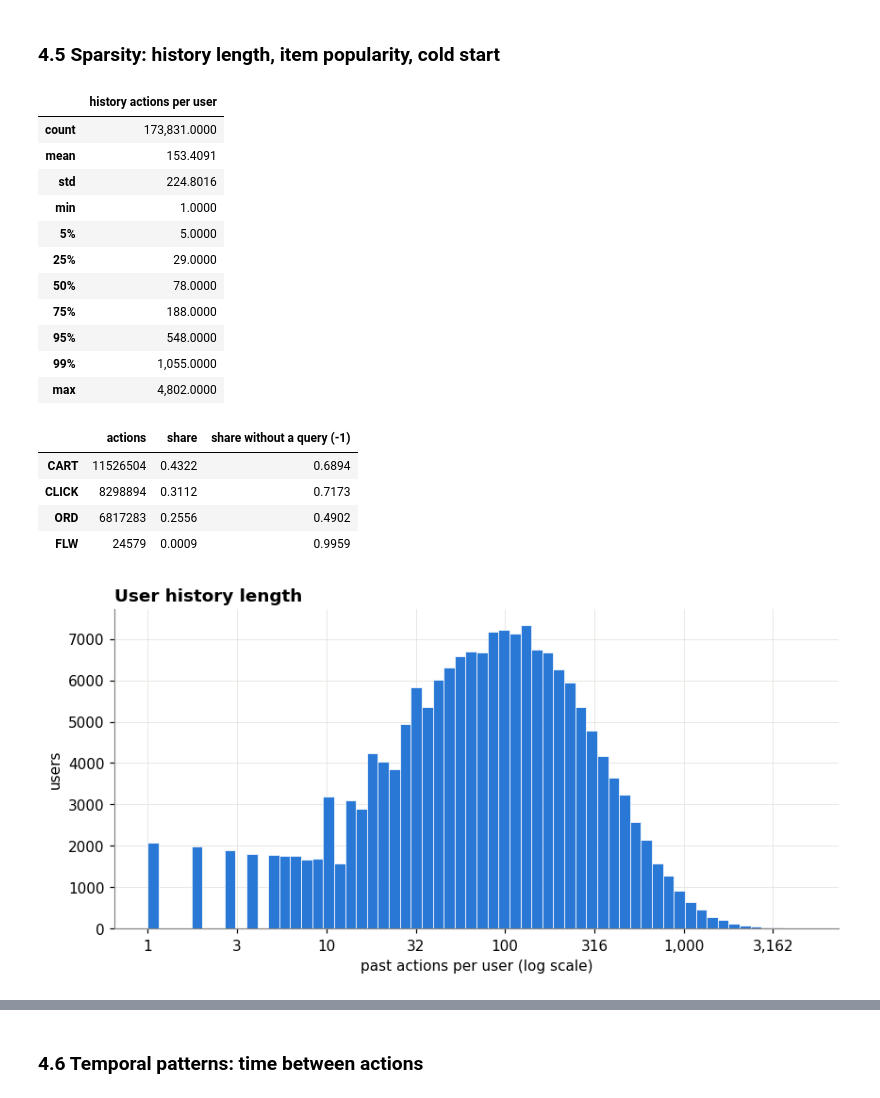
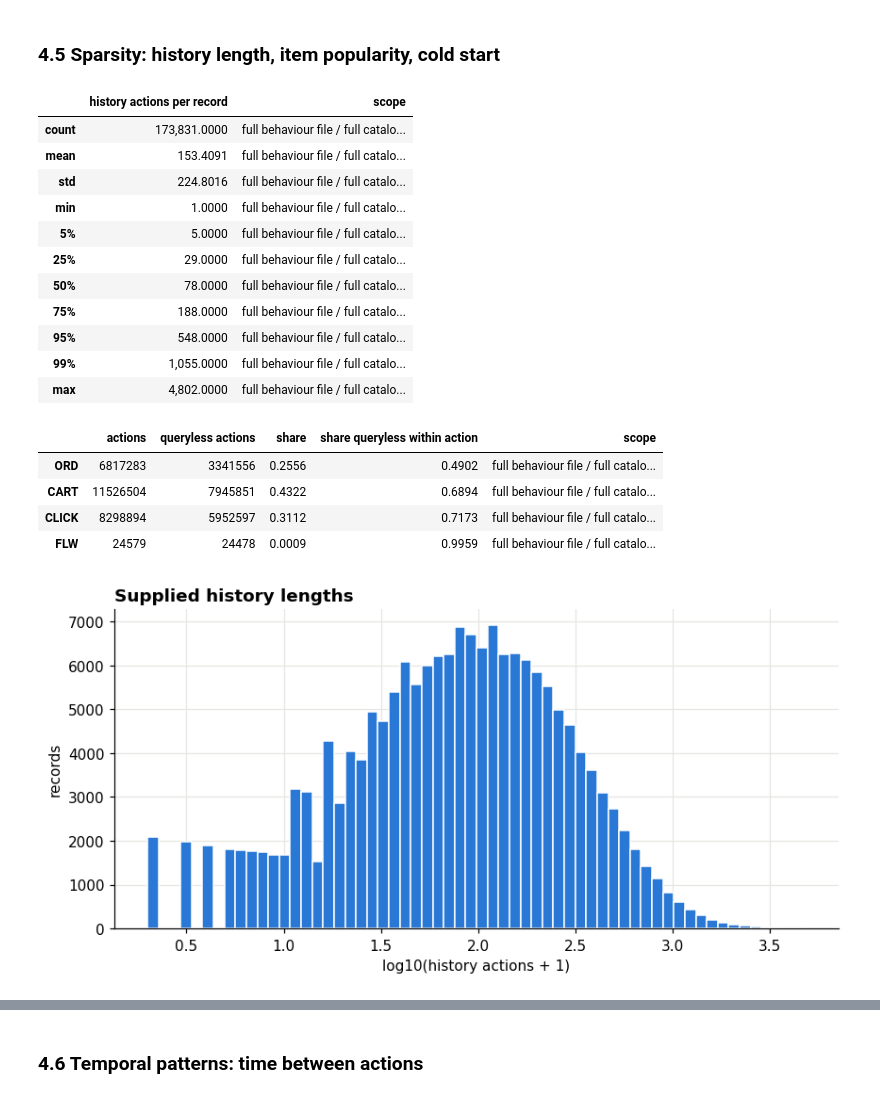
Before and after one commit to liamkunert/BT4222-group17-jdsearch, a Jupyter notebook: notebooks/02_interim_report.ipynb, the cells around one changed output, grey strips where cells are left out. Cells and saved outputs as stored; diff of their text form; code cells hidden in the pictures.

```diff
--- a/notebooks/02_interim_report.ipynb
+++ b/notebooks/02_interim_report.ipynb
@@ -38,38 +35,32 @@ All statistics use the **full** dataset unless a cell says otherwise. Figures ar
 ## 2. Setup
 # %%
 from pathlib import Path
+import sys
 
 try:
     from google.colab import drive
-
     IN_COLAB = True
 except ImportError:
     IN_COLAB = False
 
+REPO_ROOT = next((p.resolve() for p in [Path.cwd(), *Path.cwd().parents]
+                  if (p / "scripts/interim_eda.py").is_file()), None)
+if REPO_ROOT is None:
+    raise FileNotFoundError("Open/clone the repository checkout containing scripts/interim_eda.py first.")
 if IN_COLAB:
     drive.mount("/content/drive")
     DATA_DIR = Path("/content/drive/MyDrive/BT4222 Group Project/data")
 else:
-    local_candidates = [Path("../data"), Path("data")]
-    DATA_DIR = next(
-        (path.resolve() for path in local_candidates if path.is_dir()),
-        Path("../data").resolve(),
-    )
-
+    DATA_DIR = REPO_ROOT / "data"
 USER_BEHAVIOR_PATH = DATA_DIR / "user_behavior_data.txt"
 PRODUCT_META_PATH = DATA_DIR / "product_meta_data.txt"
+assert USER_BEHAVIOR_PATH.is_file() and PRODUCT_META_PATH.is_file()
 PROCESSED_DIR = DATA_DIR / "processed"
-REPORT_DIR = DATA_DIR.parent / "reports" / "interim"
-FIG_DIR = REPORT_DIR / "figures"
-TABLE_DIR = REPORT_DIR / "tables"
+REPORT_DIR = REPO_ROOT / "outputs/interim"
+FIG_DIR, TABLE_DIR = REPORT_DIR / "figures", REPORT_DIR / "tables"
 for path in [PROCESSED_DIR, FIG_DIR, TABLE_DIR]:
     path.mkdir(parents=True, exist_ok=True)
-
-# Sampling configuration (section 3.3). Change here only.
-SEED = 4222
-SAMPLE_SIZE = 50_000
-SPLIT_SHARES = {"train": 0.70, "valid": 0.15, "test": 0.15}
-
+SEED, EDA_SAMPLE_SIZE = 4222, 5000
 print(f"Data folder: {DATA_DIR}")
 print(f"Report outputs: {REPORT_DIR}")
 # %% [output]
@@ -463,36 +320,31 @@ save_table(feedback, "2_2_feedback_semantics")
 # %% [markdown]
 ### 4.5 Sparsity: history length, item popularity, cold start
 # %%
-hist_stats = pd.Series(history_len).describe(percentiles=[0.05, 0.25, 0.5, 0.75, 0.95, 0.99]).rename("history actions per user")
-display(save_table(hist_stats.to_frame(), "2_2_history_length"))
-
+history_len = record_summary.history_len
+hist_stats = history_len.describe(percentiles=[.05, .25, .5, .75, .95, .99]).rename("history actions per record")
+display(save_table(hist_stats.to_frame(), "2_2_history_length", FULL_SCOPE))
+display(save_table(full["action_mix"], "2_2_history_action_mix", FULL_SCOPE))
 fig, ax = plt.subplots()
-ax.hist(np.log10(history_len), bins=60, color=BLUE, edgecolor="white", linewidth=0.5)
-ax.set(title="User history length", xlabel="past actions per user (log scale)", ylabel="users")
-ax.xaxis.set_major_formatter(mticker.FuncFormatter(lambda v, _: f"{10 ** v:,.0f}"))
+ax.hist(np.log10(history_len + 1), bins=60, color=BLUE, edgecolor="white")
+ax.set(title="Supplied history lengths", xlabel="log10(history actions + 1)", ylabel="records")
 save_fig(fig, "2_2_history_length")
-
-action_mix = pd.DataFrame({"actions": pd.Series(hist_type).value_counts()})
-action_mix["share"] = action_mix.actions / action_mix.actions.sum()
-action_mix["share without a query (-1)"] = pd.Series(hist_no_query).groupby(hist_type).mean()
-save_table(action_mix, "2_2_history_action_mix")
 # %% [output]
-|  | history actions per user |
-| count | 173,831.0000 |
-| mean | 153.4091 |
-| std | 224.8016 |
-| min | 1.0000 |
-| 5% | 5.0000 |
-| 25% | 29.0000 |
-| 50% | 78.0000 |
-| 75% | 188.0000 |
-| 95% | 548.0000 |
-| 99% | 1,055.0000 |
-| max | 4,802.0000 |
+|  | history actions per record | scope |
+| count | 173,831.0000 | full behaviour file / full catalo... |
+| mean | 153.4091 | full behaviour file / full catalo... |
+| std | 224.8016 | full behaviour file / full catalo... |
+| min | 1.0000 | full behaviour file / full catalo... |
+| 5% | 5.0000 | full behaviour file / full catalo... |
+| 25% | 29.0000 | full behaviour file / full catalo... |
+| 50% | 78.0000 | full behaviour file / full catalo... |
+| 75% | 188.0000 | full behaviour file / full catalo... |
+| 95% | 548.0000 | full behaviour file / full catalo... |
+| 99% | 1,055.0000 | full behaviour file / full catalo... |
+| max | 4,802.0000 | full behaviour file / full catalo... |
-|  | actions | share | share without a query (-1) |
-| CART | 11526504 | 0.4322 | 0.6894 |
-| CLICK | 8298894 | 0.3112 | 0.7173 |
-| ORD | 6817283 | 0.2556 | 0.4902 |
-| FLW | 24579 | 0.0009 | 0.9959 |
+|  | actions | queryless actions | share | share queryless within action | scope |
+| ORD | 6817283 | 3341556 | 0.2556 | 0.4902 | full behaviour file / full catalo... |
+| CART | 11526504 | 7945851 | 0.4322 | 0.6894 | full behaviour file / full catalo... |
+| CLICK | 8298894 | 5952597 | 0.3112 | 0.7173 | full behaviour file / full catalo... |
+| FLW | 24579 | 24478 | 0.0009 | 0.9959 | full behaviour file / full catalo... |
-[figure, old version]
+[figure, new version]
 # %%
```
Also changed, not shown: parts of 46 cells of this notebook, 11 other files.
